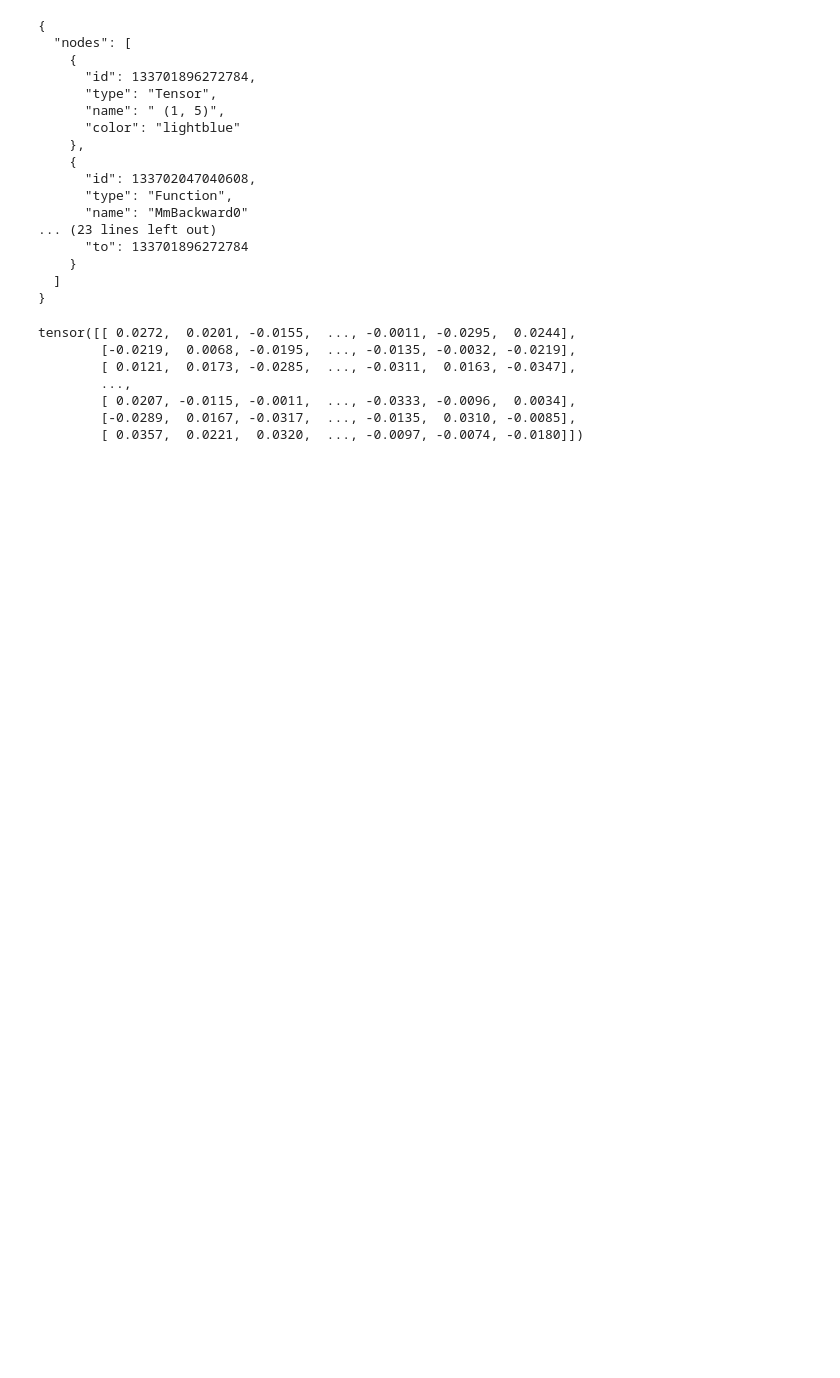
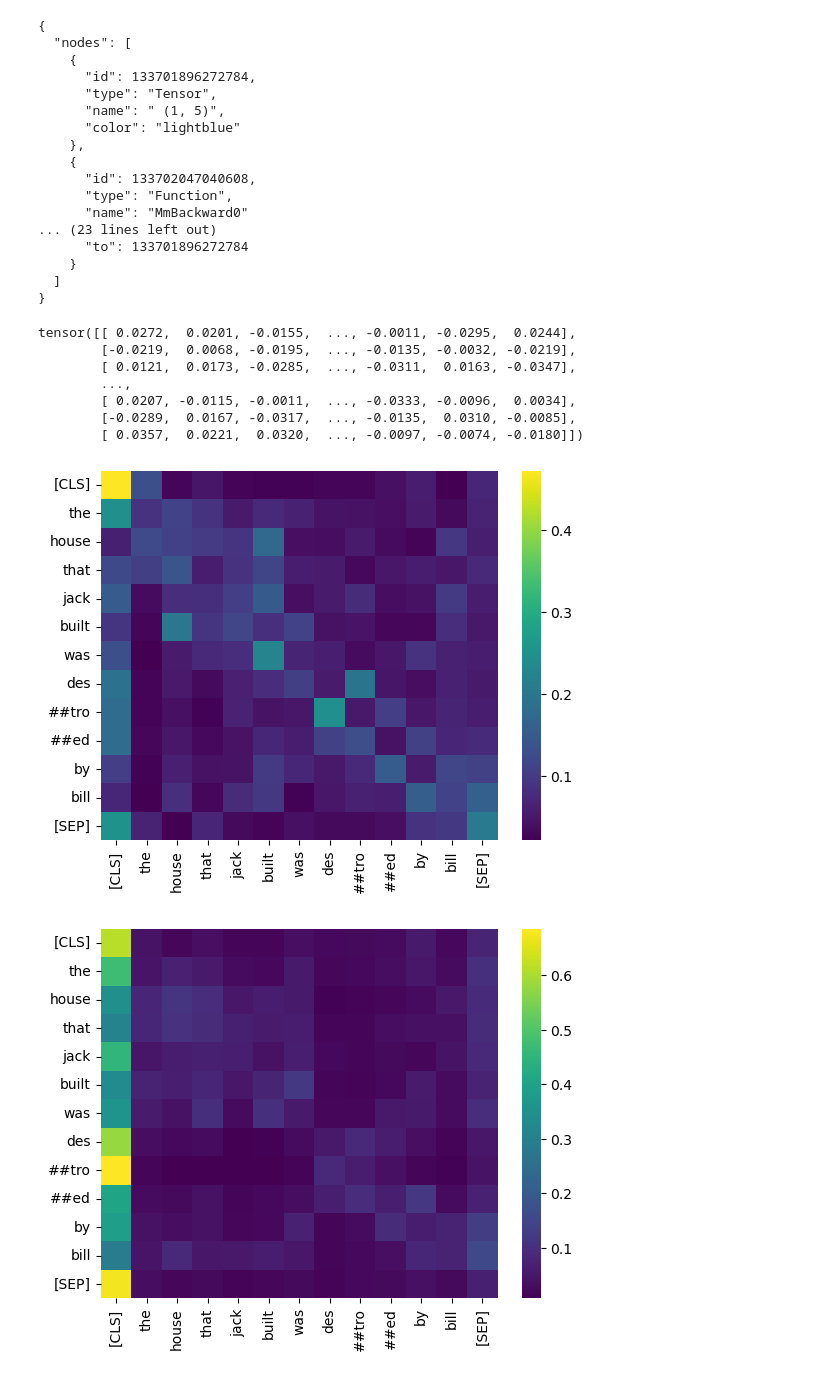
Before and after one commit to sand74/project13, a Jupyter notebook: nnCharacteristic.ipynb, the cells around one changed output. Cells and saved outputs as stored; diff of their text form; code cells hidden in the pictures; blank space fills up the shorter version.

```diff
--- a/nnCharacteristic.ipynb
+++ b/nnCharacteristic.ipynb
@@ -378,3 +378,16 @@ tensor([[ 0.0272,  0.0201, -0.0155,  ..., -0.0011, -0.0295,  0.0244],
         [ 0.0207, -0.0115, -0.0011,  ..., -0.0333, -0.0096,  0.0034],
         [-0.0289,  0.0167, -0.0317,  ..., -0.0135,  0.0310, -0.0085],
         [ 0.0357,  0.0221,  0.0320,  ..., -0.0097, -0.0074, -0.0180]])
+# %%
+from transformers import BertModel
+import matplotlib.pyplot as plt
+from tcv import tcv
+
+model = BertModel.from_pretrained("bert-base-uncased", output_attentions=True)
+
+for layer in range(12):
+    tcv.attention_matrix(model, layer=layer, text="The house that Jack built was destroed by Bill")
+    plt.show()
+# %% [output]
+[figure, added]
+[figure, added]
```
Also changed, not shown: parts of 1 cell of this notebook, 2 other files.
